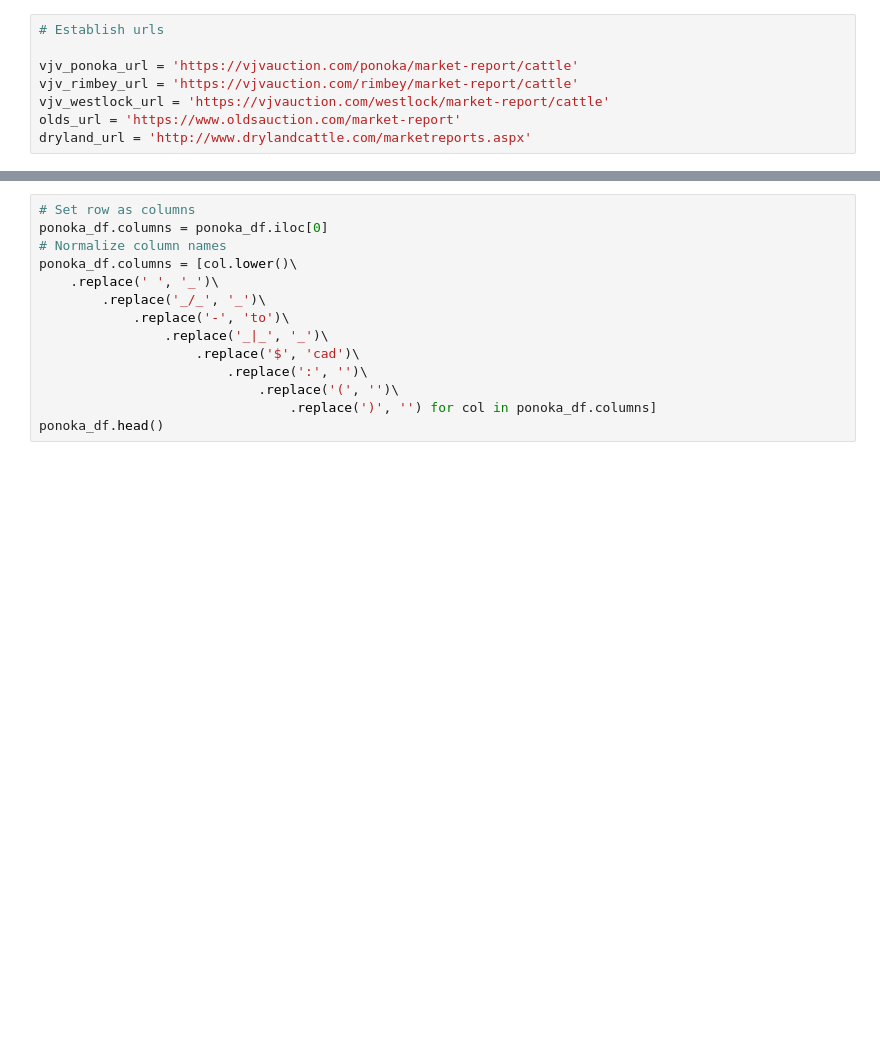
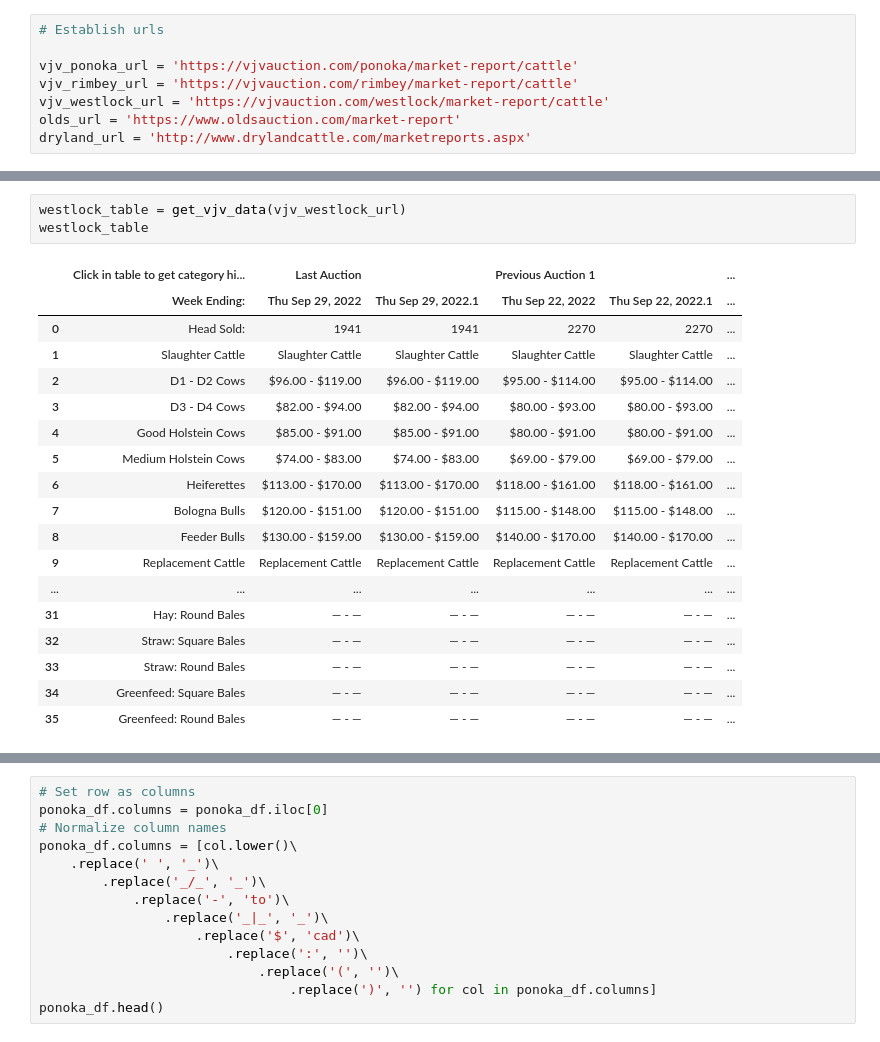
Before and after one commit to tarrencen/rice_farms, a Jupyter notebook: auction_prices.ipynb, the cells around one changed output, grey strips where cells are left out. Drawn from its saved outputs; the diff is of its cells as text; blank space fills up the shorter version.

```diff
--- a/auction_prices.ipynb
+++ b/auction_prices.ipynb
@@ -236,0 +140,22 @@ ponoka_stock1_prices
+# %%
+westlock_table = get_vjv_data(vjv_westlock_url)
+westlock_table
+# %% [output]
+|  | Click in table to get category hi... | Last Auction |  | Previous Auction 1 |  | ... |
+|  | Week Ending: | Thu Sep 29, 2022 | Thu Sep 29, 2022.1 | Thu Sep 22, 2022 | Thu Sep 22, 2022.1 | ... |
+| 0 | Head Sold: | 1941 | 1941 | 2270 | 2270 | ... |
+| 1 | Slaughter Cattle | Slaughter Cattle | Slaughter Cattle | Slaughter Cattle | Slaughter Cattle | ... |
+| 2 | D1 - D2 Cows | $96.00 - $119.00 | $96.00 - $119.00 | $95.00 - $114.00 | $95.00 - $114.00 | ... |
+| 3 | D3 - D4 Cows | $82.00 - $94.00 | $82.00 - $94.00 | $80.00 - $93.00 | $80.00 - $93.00 | ... |
+| 4 | Good Holstein Cows | $85.00 - $91.00 | $85.00 - $91.00 | $80.00 - $91.00 | $80.00 - $91.00 | ... |
+| 5 | Medium Holstein Cows | $74.00 - $83.00 | $74.00 - $83.00 | $69.00 - $79.00 | $69.00 - $79.00 | ... |
+| 6 | Heiferettes | $113.00 - $170.00 | $113.00 - $170.00 | $118.00 - $161.00 | $118.00 - $161.00 | ... |
+| 7 | Bologna Bulls | $120.00 - $151.00 | $120.00 - $151.00 | $115.00 - $148.00 | $115.00 - $148.00 | ... |
+| 8 | Feeder Bulls | $130.00 - $159.00 | $130.00 - $159.00 | $140.00 - $170.00 | $140.00 - $170.00 | ... |
+| 9 | Replacement Cattle | Replacement Cattle | Replacement Cattle | Replacement Cattle | Replacement Cattle | ... |
+| ... | ... | ... | ... | ... | ... | ... |
+| 31 | Hay: Round Bales | — - — | — - — | — - — | — - — | ... |
+| 32 | Straw: Square Bales | — - — | — - — | — - — | — - — | ... |
+| 33 | Straw: Round Bales | — - — | — - — | — - — | — - — | ... |
+| 34 | Greenfeed: Square Bales | — - — | — - — | — - — | — - — | ... |
+| 35 | Greenfeed: Round Bales | — - — | — - — | — - — | — - — | ... |
```
Also changed, not shown: parts of 14 cells of this notebook.
